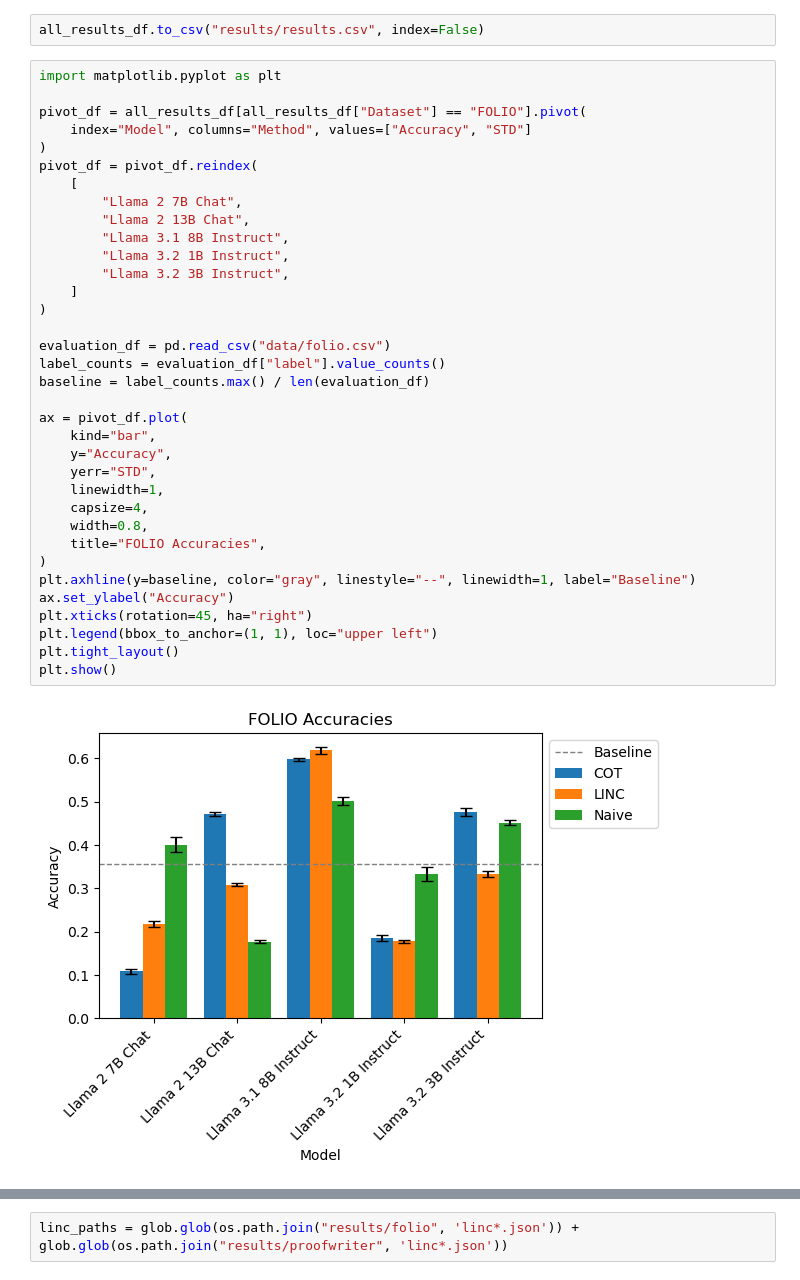
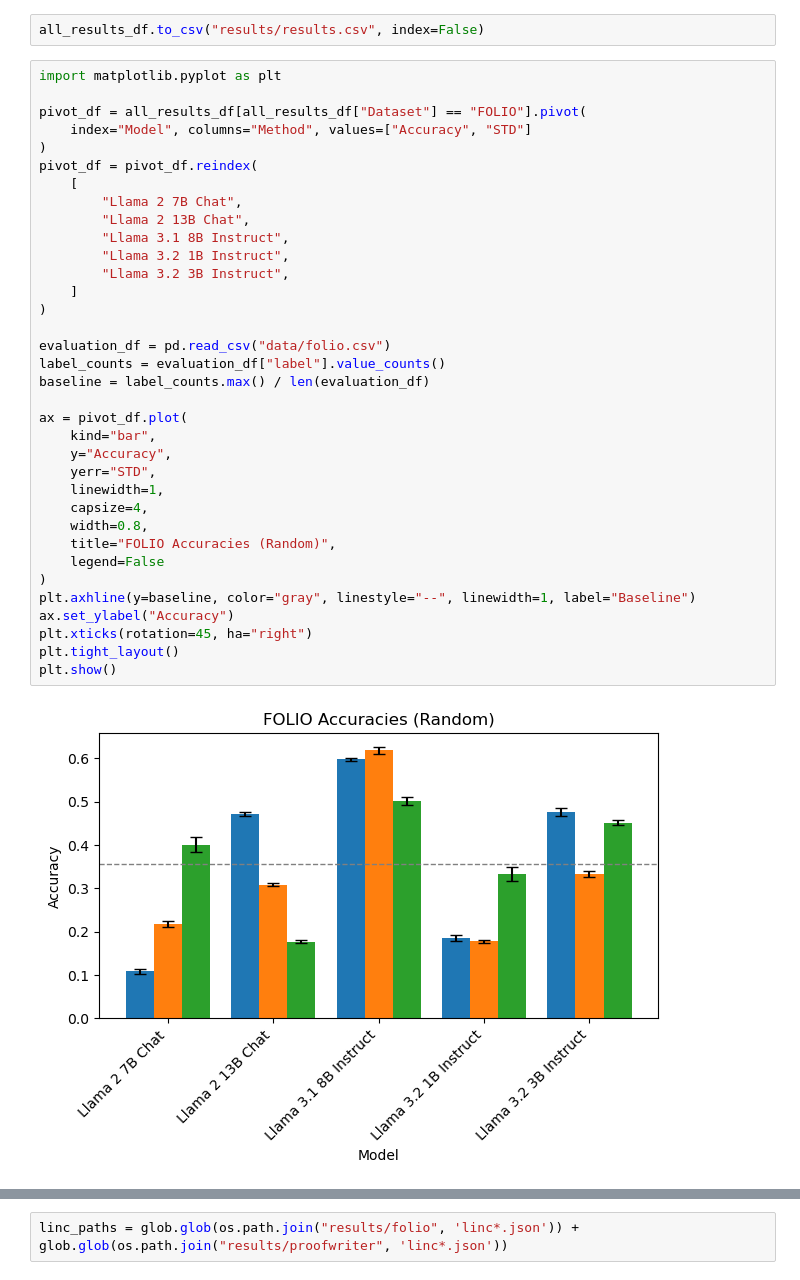
Before and after one commit to jortan02/linc, a Jupyter notebook: results.ipynb, the cells around one changed output, grey strips where cells are left out. Cells and saved outputs as stored; diff of their text form.

```diff
--- a/results.ipynb
+++ b/results.ipynb
@@ -163,36 +162,36 @@ pivot_df = all_results_df[all_results_df["Dataset"] == "FOLIO"].pivot(
     index="Model", columns="Method", values=["Accuracy", "STD"]
 )
 pivot_df = pivot_df.reindex(
     [
         "Llama 2 7B Chat",
         "Llama 2 13B Chat",
         "Llama 3.1 8B Instruct",
         "Llama 3.2 1B Instruct",
         "Llama 3.2 3B Instruct",
     ]
 )
 
 evaluation_df = pd.read_csv("data/folio.csv")
 label_counts = evaluation_df["label"].value_counts()
 baseline = label_counts.max() / len(evaluation_df)
 
 ax = pivot_df.plot(
     kind="bar",
     y="Accuracy",
     yerr="STD",
     linewidth=1,
     capsize=4,
     width=0.8,
-    title="FOLIO Accuracies",
+    title="FOLIO Accuracies (Random)",
+    legend=False
 )
 plt.axhline(y=baseline, color="gray", linestyle="--", linewidth=1, label="Baseline")
 ax.set_ylabel("Accuracy")
 plt.xticks(rotation=45, ha="right")
-plt.legend(bbox_to_anchor=(1, 1), loc="upper left")
 plt.tight_layout()
 plt.show()
 # %% [output]
-[figure, old version]
+[figure, new version]
 # %%
 import matplotlib.pyplot as plt
 
```
Also changed, not shown: parts of 8 cells of this notebook, 33 other files.
